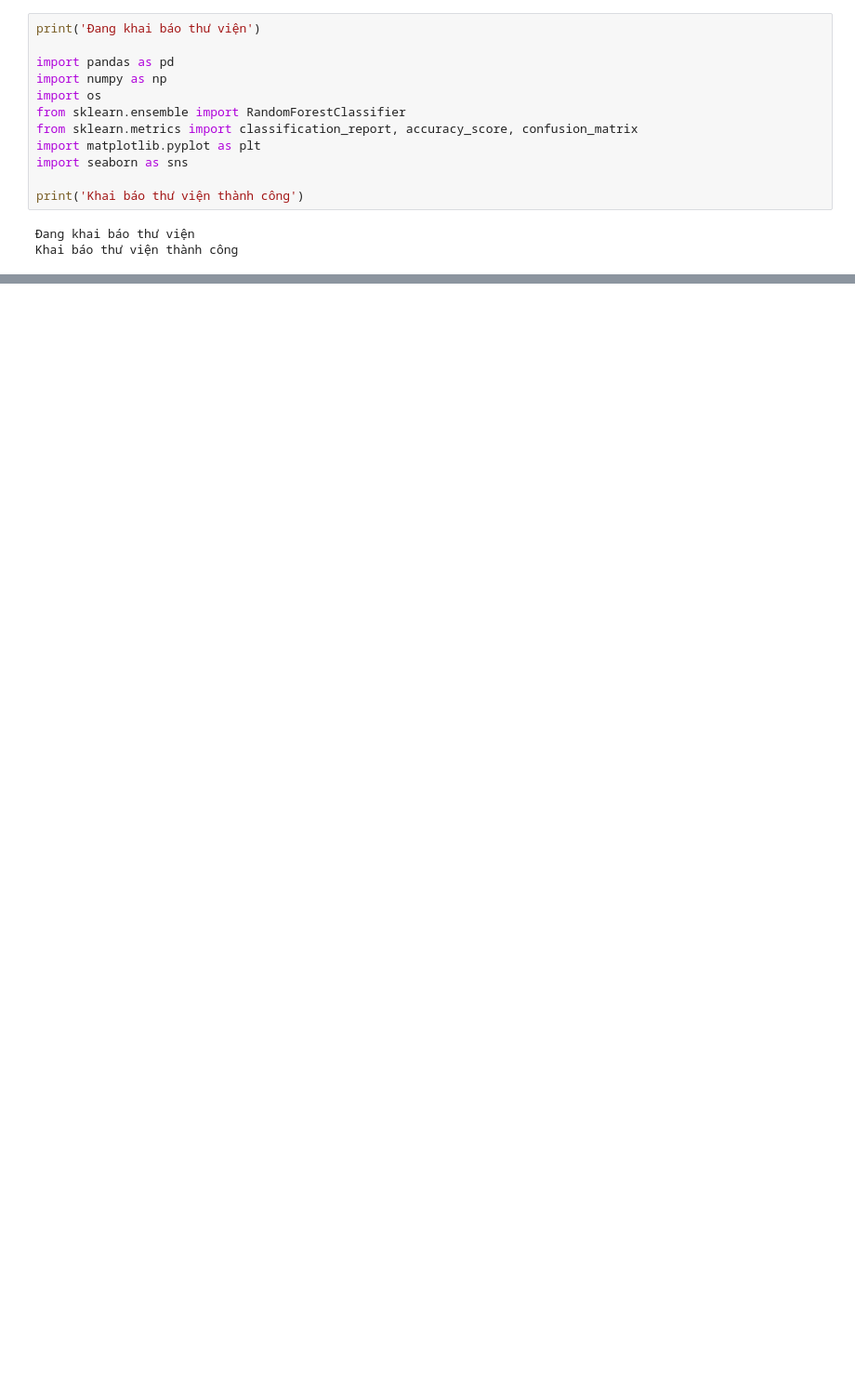
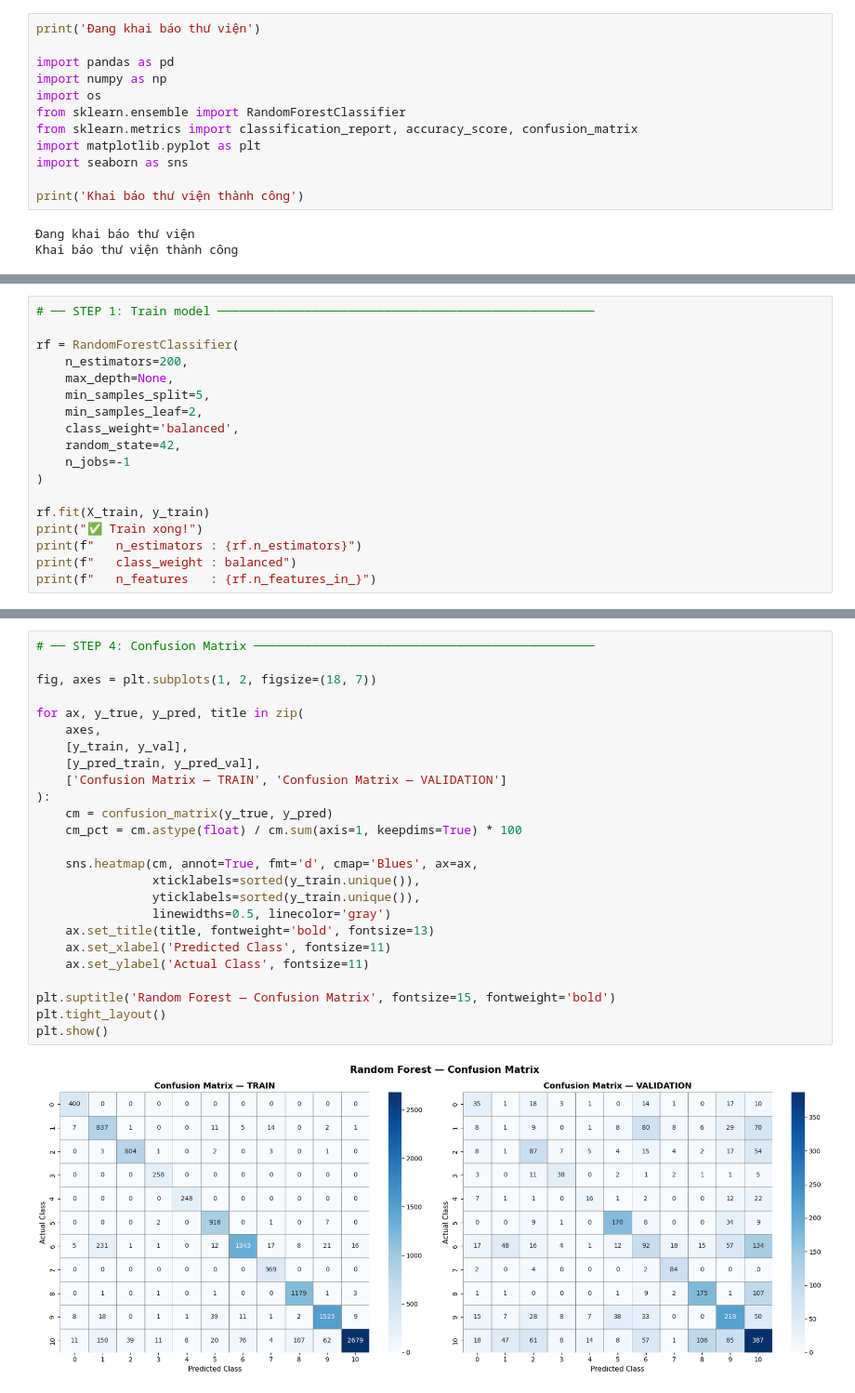
Before and after one commit to Dibenz204/Nhom07_SGU26_ML_MusicGenreClassification, a Jupyter notebook: Model/RandomForest.ipynb, the cells around one changed output, grey strips where cells are left out. Shown at 93% size. Drawn from its saved outputs; the diff is of its cells as text; blank space fills up the shorter version.

```diff
--- a/Model/RandomForest.ipynb
+++ b/Model/RandomForest.ipynb
@@ -344,0 +113,18 @@ print("\n✅ Đã lưu model vào file: random_forest_best_model.pkl")
+# %%
+# ── STEP 1: Train model ────────────────────────────────────────────────────
+
+rf = RandomForestClassifier(
+    n_estimators=200,
+    max_depth=None,
+    min_samples_split=5,
+    min_samples_leaf=2,
+    class_weight='balanced',
+    random_state=42,
+    n_jobs=-1
+)
+
+rf.fit(X_train, y_train)
+print("✅ Train xong!")
+print(f"   n_estimators : {rf.n_estimators}")
+print(f"   class_weight : balanced")
+print(f"   n_features   : {rf.n_features_in_}")
@@ -344,0 +259,27 @@ print("\n✅ Đã lưu model vào file: random_forest_best_model.pkl")
+# %%
+# ── STEP 4: Confusion Matrix ───────────────────────────────────────────────
+
+fig, axes = plt.subplots(1, 2, figsize=(18, 7))
+
+for ax, y_true, y_pred, title in zip(
+    axes,
+    [y_train, y_val],
+    [y_pred_train, y_pred_val],
+    ['Confusion Matrix — TRAIN', 'Confusion Matrix — VALIDATION']
+):
+    cm = confusion_matrix(y_true, y_pred)
+    cm_pct = cm.astype(float) / cm.sum(axis=1, keepdims=True) * 100
+
+    sns.heatmap(cm, annot=True, fmt='d', cmap='Blues', ax=ax,
+                xticklabels=sorted(y_train.unique()),
+                yticklabels=sorted(y_train.unique()),
+                linewidths=0.5, linecolor='gray')
+    ax.set_title(title, fontweight='bold', fontsize=13)
+    ax.set_xlabel('Predicted Class', fontsize=11)
+    ax.set_ylabel('Actual Class', fontsize=11)
+
+plt.suptitle('Random Forest — Confusion Matrix', fontsize=15, fontweight='bold')
+plt.tight_layout()
+plt.show()
+# %% [output]
+[figure, added]
```
Also changed, not shown: parts of 22 cells of this notebook, 4 other files.
